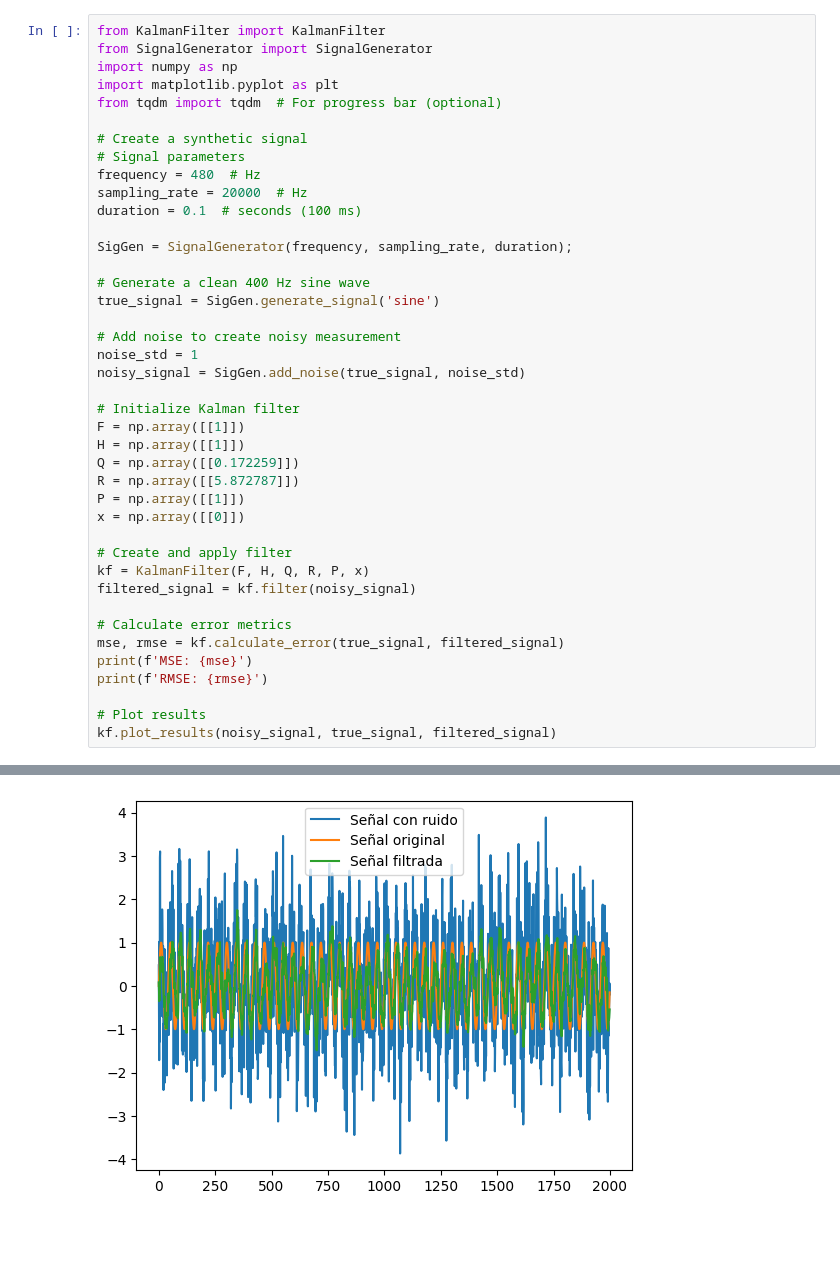
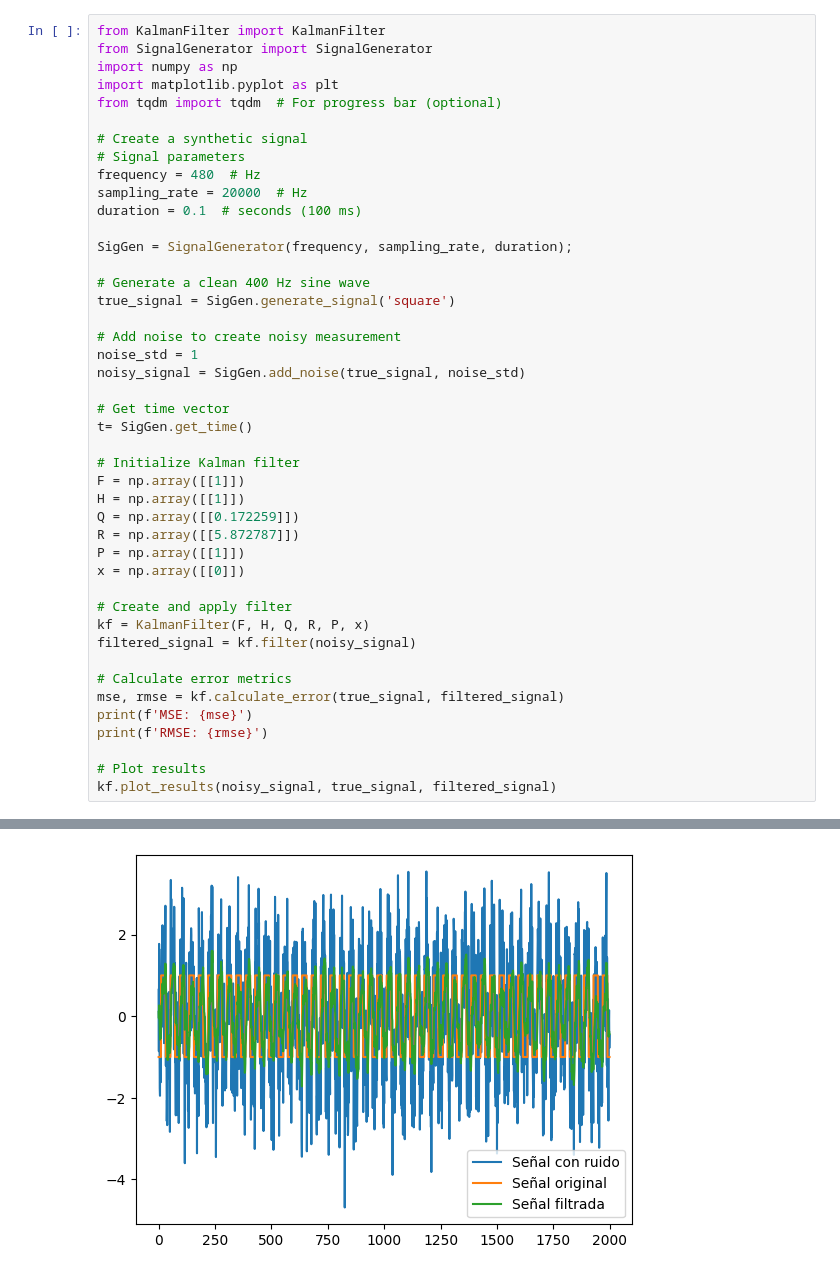
Before and after one commit to BolivarTech/Evolutionary_Linear_Kalman_Filter_Tuning, a Jupyter notebook: Kalman_Filter.ipynb, the cells around one changed output, grey strips where cells are left out. Drawn from its saved outputs; the diff is of its cells as text; blank space fills up the shorter version.

Commit message:
Signal Generator and Kalman filter included

```diff
--- a/Kalman_Filter.ipynb
+++ b/Kalman_Filter.ipynb
@@ -14,11 +14,14 @@ duration = 0.1  # seconds (100 ms)
 SigGen = SignalGenerator(frequency, sampling_rate, duration);
 
 # Generate a clean 400 Hz sine wave
-true_signal = SigGen.generate_signal('sine')
+true_signal = SigGen.generate_signal('square')
 
 # Add noise to create noisy measurement
 noise_std = 1
 noisy_signal = SigGen.add_noise(true_signal, noise_std)
+
+# Get time vector
+t= SigGen.get_time()
 
 # Initialize Kalman filter
 F = np.array([[1]])
@@ -45,4 +48,4 @@ RMSE: 0.5163177881599537
-[figure, old version]
+[figure, new version]
 # %%
 # Grid search to find optimal Q and R values
 
```
Also changed, not shown: parts of 3 cells of this notebook, 1 other file.
